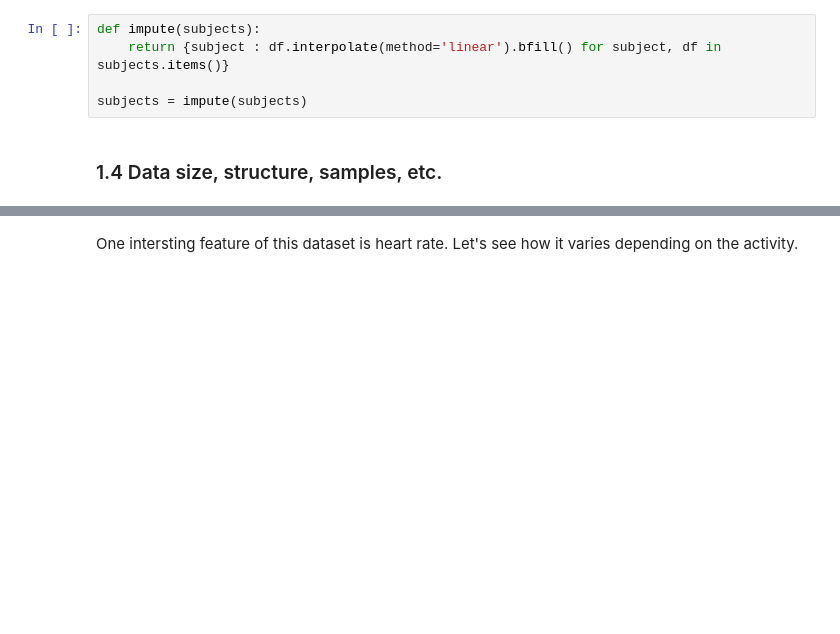
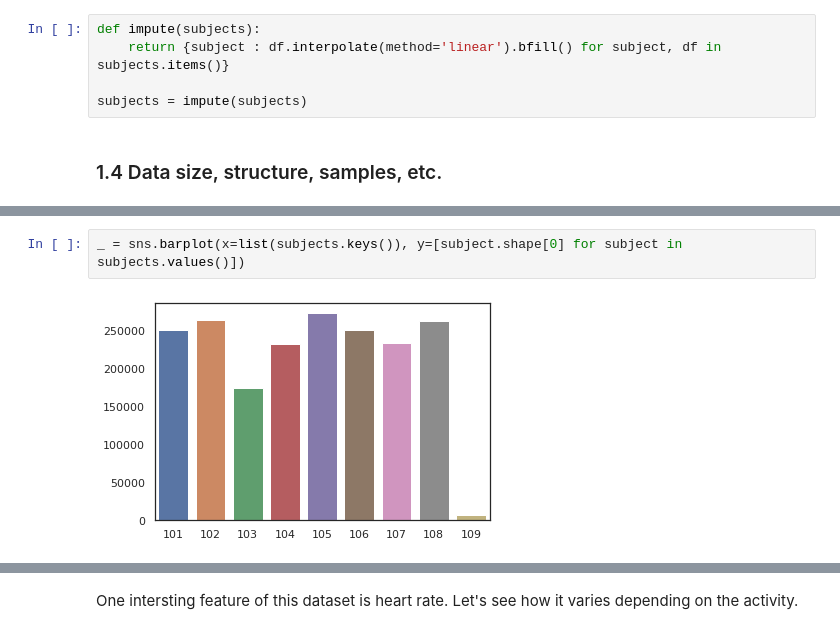
Before and after one commit to chendoy/time-series-pamap2-tf, a Jupyter notebook: workshop_ass2.ipynb, the cells around one changed output, grey strips where cells are left out. Drawn from its saved outputs; the diff is of its cells as text; blank space fills up the shorter version.

```diff
--- a/workshop_ass2.ipynb
+++ b/workshop_ass2.ipynb
@@ -113,0 +122,4 @@ Subject 109 has 8477 samples
+# %%
+_ = sns.barplot(x=list(subjects.keys()), y=[subject.shape[0] for subject in subjects.values()])
+# %% [output]
+[figure, added]
```
Also changed, not shown: parts of 18 cells of this notebook.
